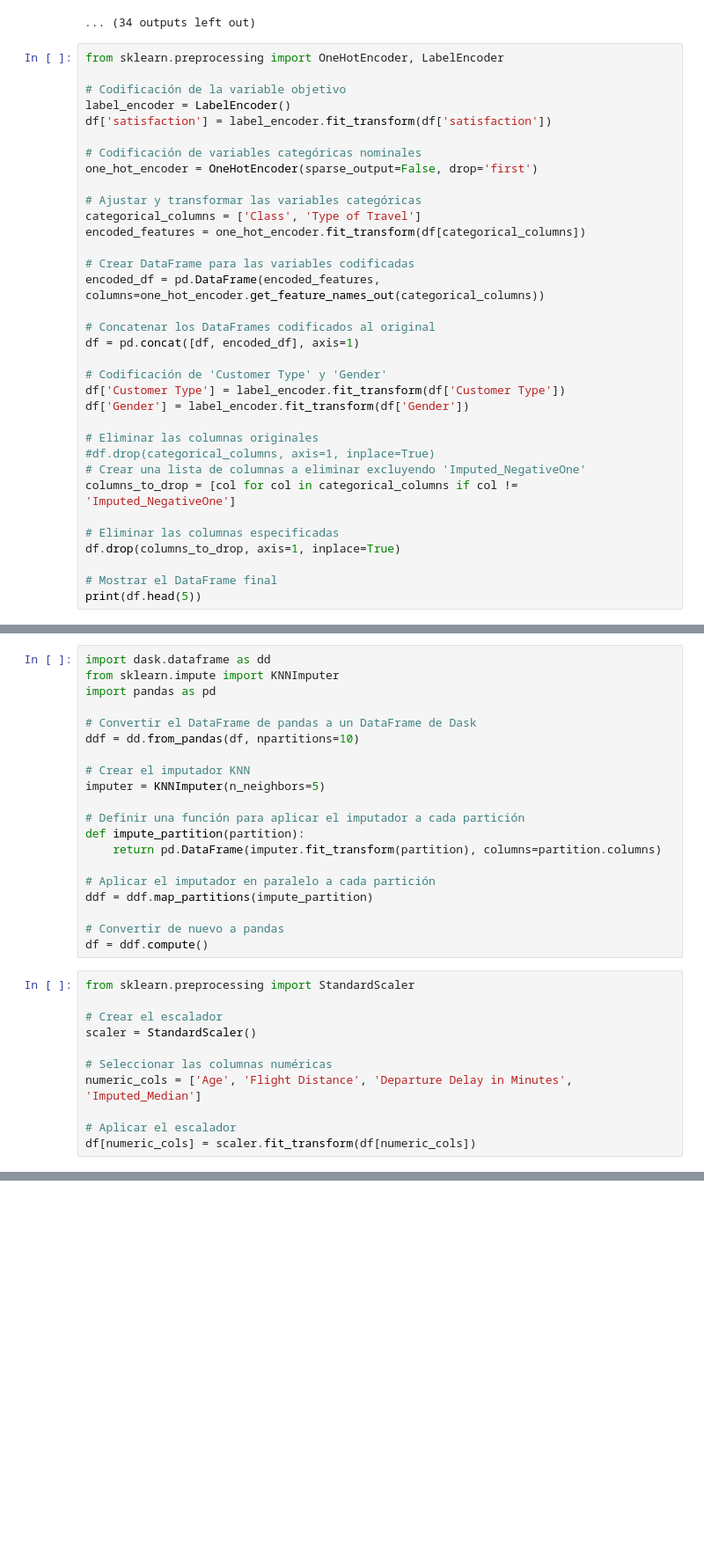
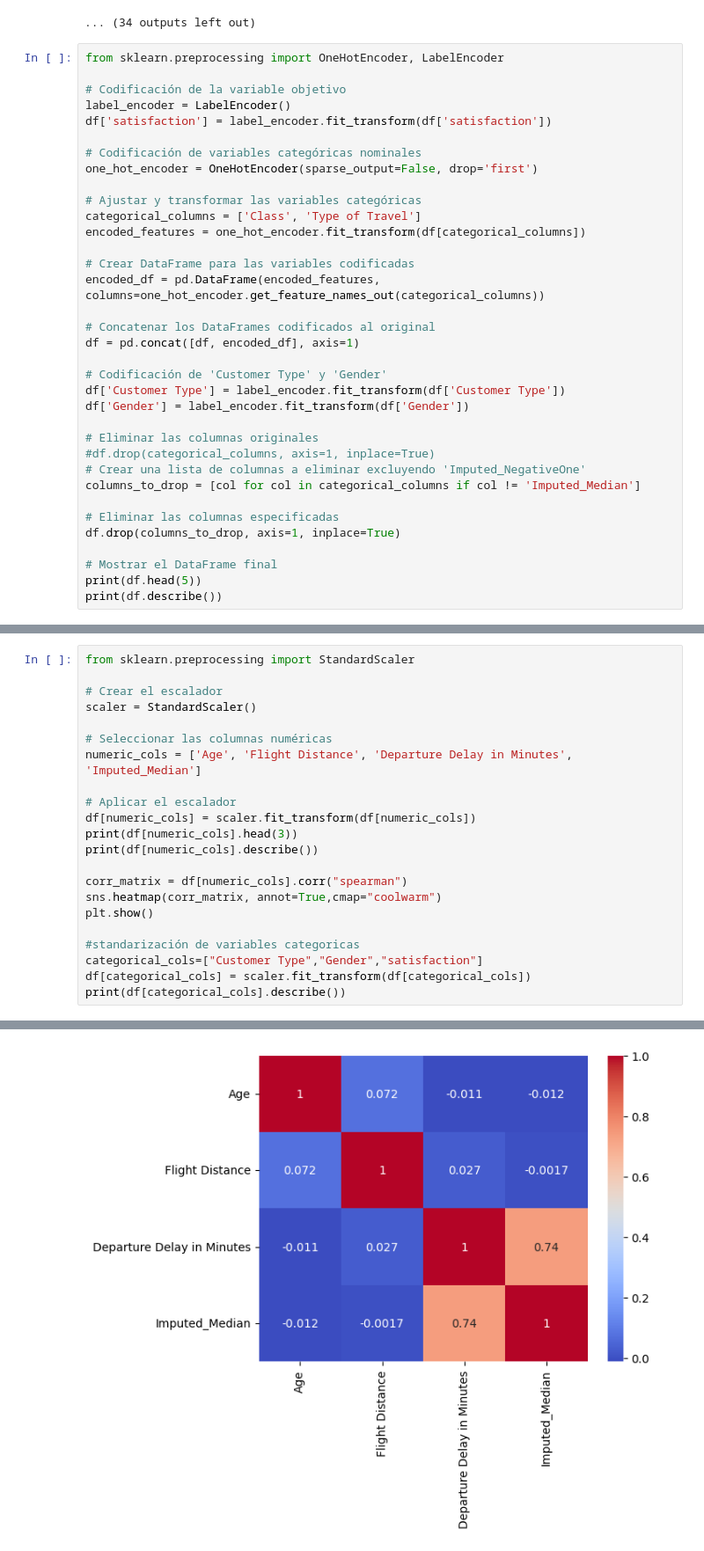
Before and after one commit to AI-School-F5-P3/G6_Airlines, a Jupyter notebook: g6.ipynb, the cells around one changed output, grey strips where cells are left out. Shown at 88% size. Cells and saved outputs as stored; diff of their text form; blank space fills up the shorter version.

```diff
--- a/g6.ipynb
+++ b/g6.ipynb
@@ -239,13 +239,14 @@ df['Gender'] = label_encoder.fit_transform(df['Gender'])
 # Eliminar las columnas originales
 #df.drop(categorical_columns, axis=1, inplace=True)
 # Crear una lista de columnas a eliminar excluyendo 'Imputed_NegativeOne'
-columns_to_drop = [col for col in categorical_columns if col != 'Imputed_NegativeOne']
+columns_to_drop = [col for col in categorical_columns if col != 'Imputed_Median']
 
 # Eliminar las columnas especificadas
 df.drop(columns_to_drop, axis=1, inplace=True)
 
 # Mostrar el DataFrame final
 print(df.head(5))
+print(df.describe())
 # %% [output]
    Unnamed: 0      id  Gender  Customer Type  Age  Flight Distance  \
 0           0   70172       1              0   13              460
@@ -267,23 +268,3 @@ print(df.head(5))
-# %%
-import dask.dataframe as dd
-from sklearn.impute import KNNImputer
-import pandas as pd
-
-# Convertir el DataFrame de pandas a un DataFrame de Dask
-ddf = dd.from_pandas(df, npartitions=10)
-
-# Crear el imputador KNN
-imputer = KNNImputer(n_neighbors=5)
-
-# Definir una función para aplicar el imputador a cada partición
-def impute_partition(partition):
-    return pd.DataFrame(imputer.fit_transform(partition), columns=partition.columns)
-
-# Aplicar el imputador en paralelo a cada partición
-ddf = ddf.map_partitions(impute_partition)
-
-# Convertir de nuevo a pandas
-df = ddf.compute()
 # %%
 from sklearn.preprocessing import StandardScaler
 
@@ -295,3 +276,15 @@ numeric_cols = ['Age', 'Flight Distance', 'Departure Delay in Minutes', 'Imputed
 
 # Aplicar el escalador
 df[numeric_cols] = scaler.fit_transform(df[numeric_cols])
+print(df[numeric_cols].head(3))
+print(df[numeric_cols].describe())
+
+corr_matrix = df[numeric_cols].corr("spearman")
+sns.heatmap(corr_matrix, annot=True,cmap="coolwarm")
+plt.show()
+
+#standarización de variables categoricas
+categorical_cols=["Customer Type","Gender","satisfaction"]
+df[categorical_cols] = scaler.fit_transform(df[categorical_cols])
+print(df[categorical_cols].describe())
+# %% [output]
@@ -297,0 +308 @@ df[numeric_cols] = scaler.fit_transform(df[numeric_cols])
+[figure, added]
```
Also changed, not shown: parts of 7 cells of this notebook, 2 other files.
